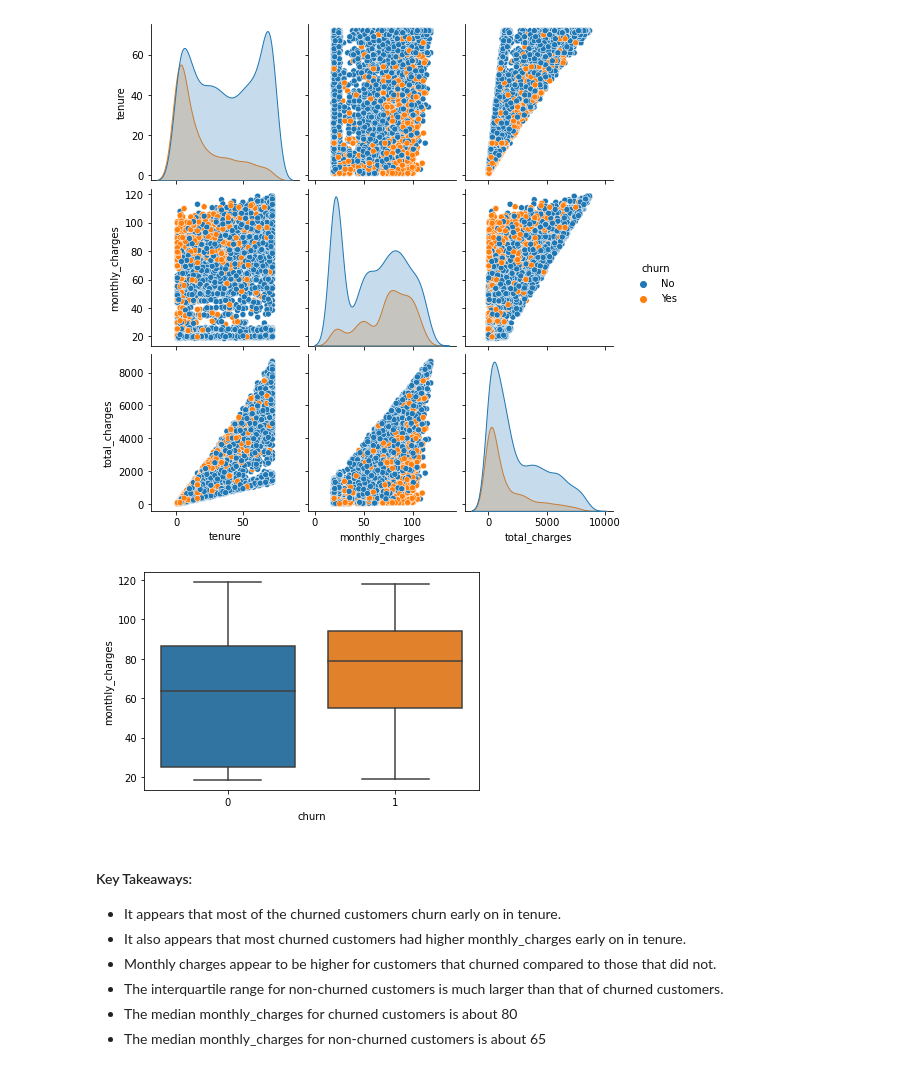
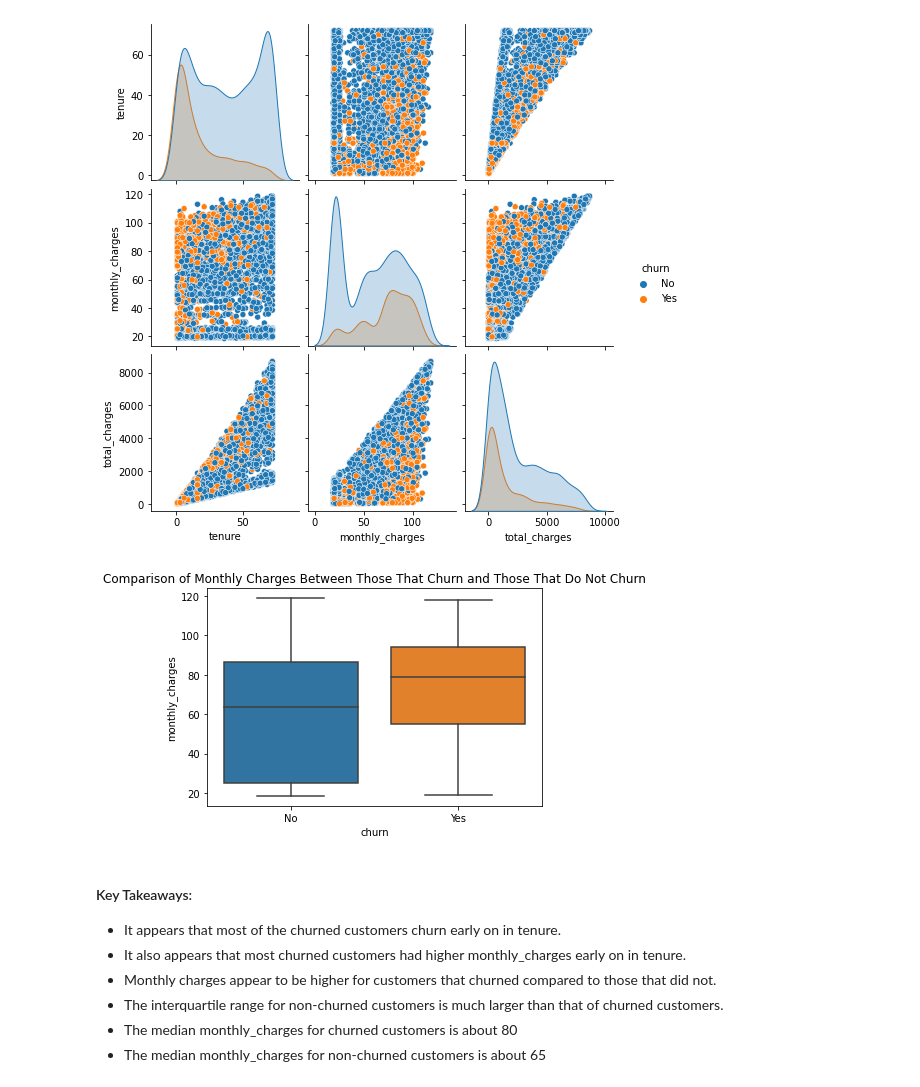
Before and after one commit to johnathon-smith/telco_churn_project, a Jupyter notebook: final_report.ipynb, the cells around one changed output. Saved outputs shown, nothing was run; the diff lists cells and outputs as text; code cells hidden in the pictures.

```diff
--- a/final_report.ipynb
+++ b/final_report.ipynb
@@ -199,10 +198,11 @@ plt.show()
 # %% [output]
 [figure]
 # %%
-sns.boxplot(y = 'monthly_charges', x = 'churn', data = train)
+sns.boxplot(y = 'monthly_charges', x = 'churn', data = train_explore)
+plt.title('Comparison of Monthly Charges Between Those That Churn and Those That Do Not Churn')
 plt.show()
 # %% [output]
-[figure, old version]
+[figure, new version]
 # %% [markdown]
 #### Key Takeaways:
 * It appears that most of the churned customers churn early on in tenure.
```
Also changed, not shown: parts of 50 cells of this notebook.
